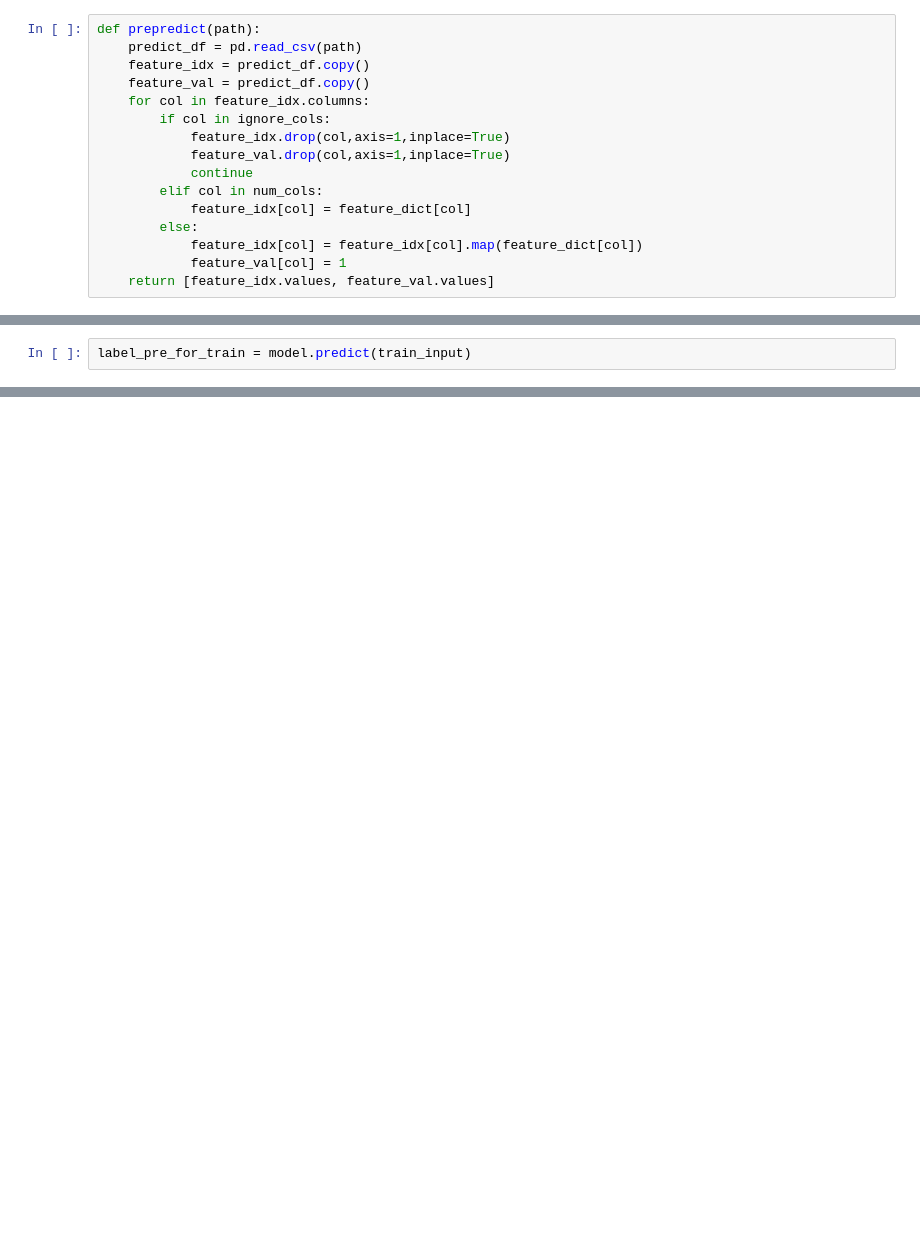
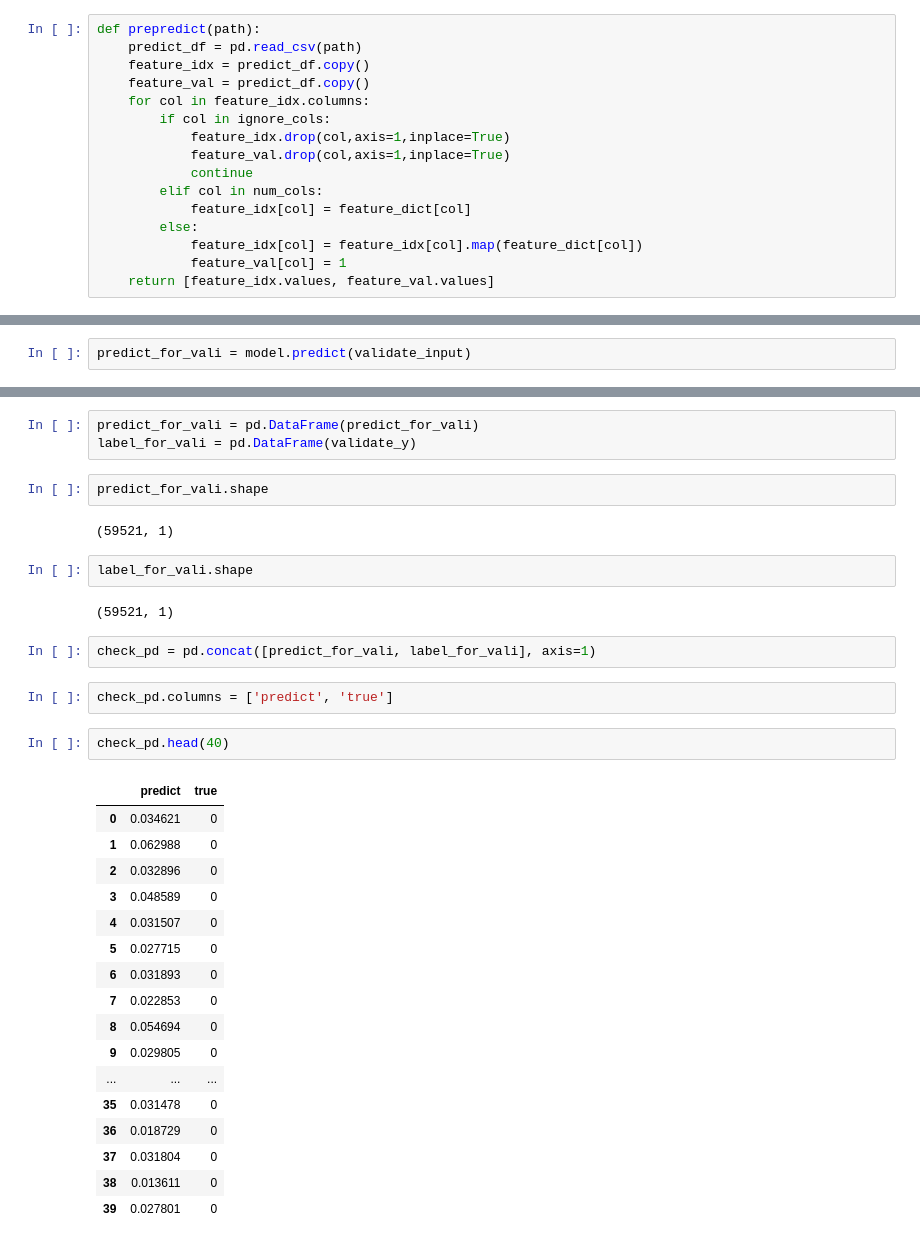
Before and after one commit to weiyiming1/CTR, a Jupyter notebook: train_split.ipynb, the cells around one changed output, grey strips where cells are left out. Saved outputs shown, nothing was run; the diff lists cells and outputs as text; blank space fills up the shorter version.

```diff
--- a/train_split.ipynb
+++ b/train_split.ipynb
@@ -205,2 +257,2 @@ array([[[0.5062654 ]],
 # %%
-label_pre_for_train = model.predict(train_input)
+predict_for_vali = model.predict(validate_input)
@@ -248,0 +259,35 @@ train_y_pd.head(40)
+# %%
+predict_for_vali = pd.DataFrame(predict_for_vali)
+label_for_vali = pd.DataFrame(validate_y)
+# %%
+predict_for_vali.shape
+# %% [output]
+(59521, 1)
+# %%
+label_for_vali.shape
+# %% [output]
+(59521, 1)
+# %%
+check_pd = pd.concat([predict_for_vali, label_for_vali], axis=1)
+# %%
+check_pd.columns = ['predict', 'true']
+# %%
+check_pd.head(40)
+# %% [output]
+|  | predict | true |
+| 0 | 0.034621 | 0 |
+| 1 | 0.062988 | 0 |
+| 2 | 0.032896 | 0 |
+| 3 | 0.048589 | 0 |
+| 4 | 0.031507 | 0 |
+| 5 | 0.027715 | 0 |
+| 6 | 0.031893 | 0 |
+| 7 | 0.022853 | 0 |
+| 8 | 0.054694 | 0 |
+| 9 | 0.029805 | 0 |
+| ... | ... | ... |
+| 35 | 0.031478 | 0 |
+| 36 | 0.018729 | 0 |
+| 37 | 0.031804 | 0 |
+| 38 | 0.013611 | 0 |
+| 39 | 0.027801 | 0 |
```
Also changed, not shown: parts of 23 cells of this notebook, 1 other file.
